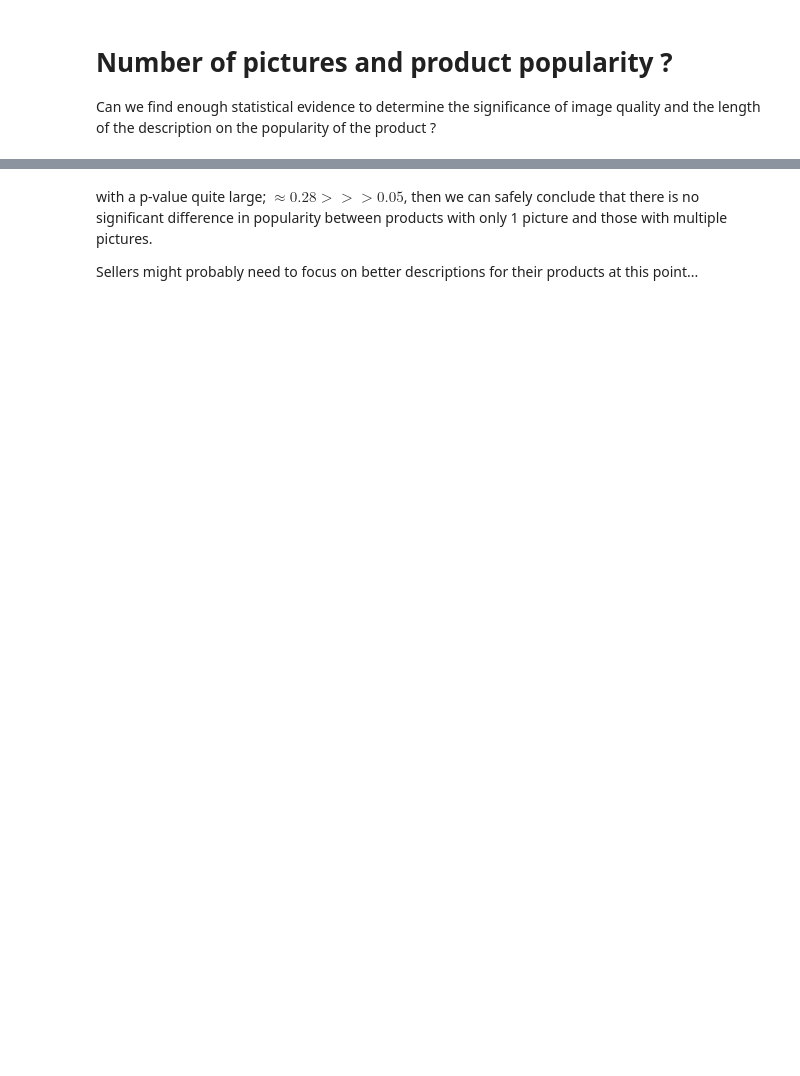
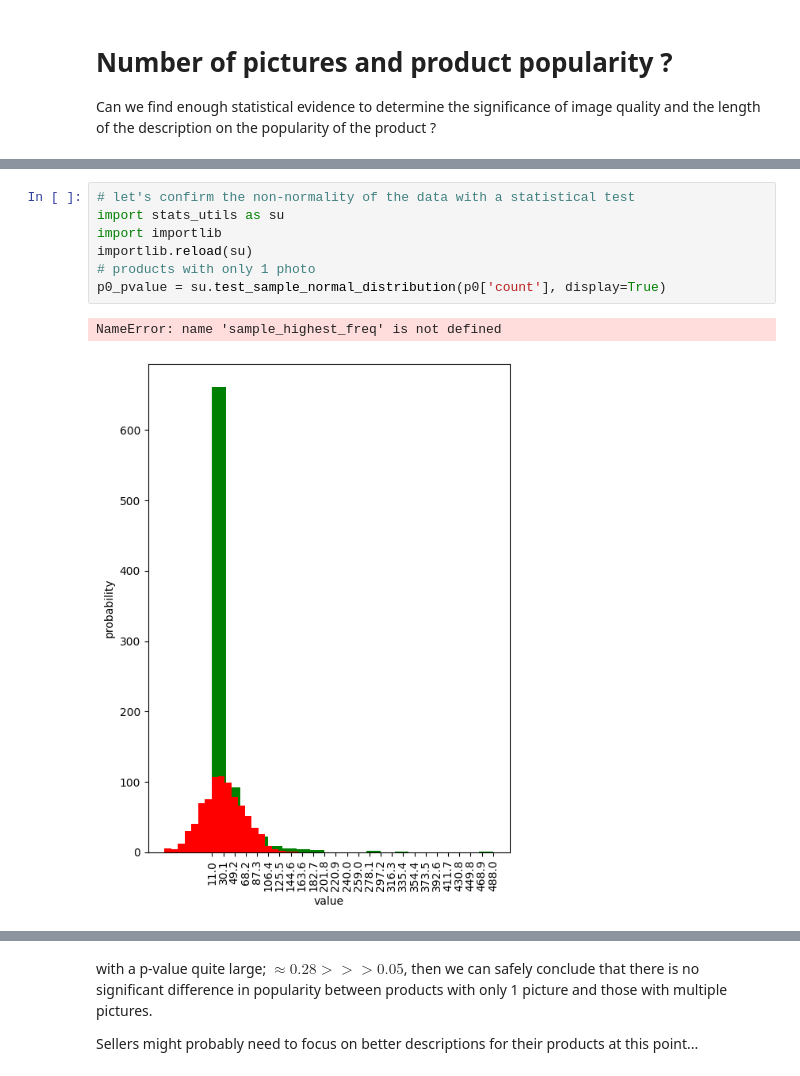
Before and after one commit to ayhem18/Ecommerce_case_study, a Jupyter notebook: data_analysis/products_earning.ipynb, the cells around one changed output, grey strips where cells are left out. Saved outputs shown, nothing was run; the diff lists cells and outputs as text; blank space fills up the shorter version.

```diff
--- a/data_analysis/products_earning.ipynb
+++ b/data_analysis/products_earning.ipynb
@@ -117,0 +61,10 @@ plt.show()
+# %%
+# let's confirm the non-normality of the data with a statistical test
+import stats_utils as su
+import importlib
+importlib.reload(su)
+# products with only 1 photo
+p0_pvalue = su.test_sample_normal_distribution(p0['count'], display=True)
+# %% [output]
+NameError: name 'sample_highest_freq' is not defined
+[figure, added]
```
Also changed, not shown: parts of 31 cells of this notebook, 4 other files.
